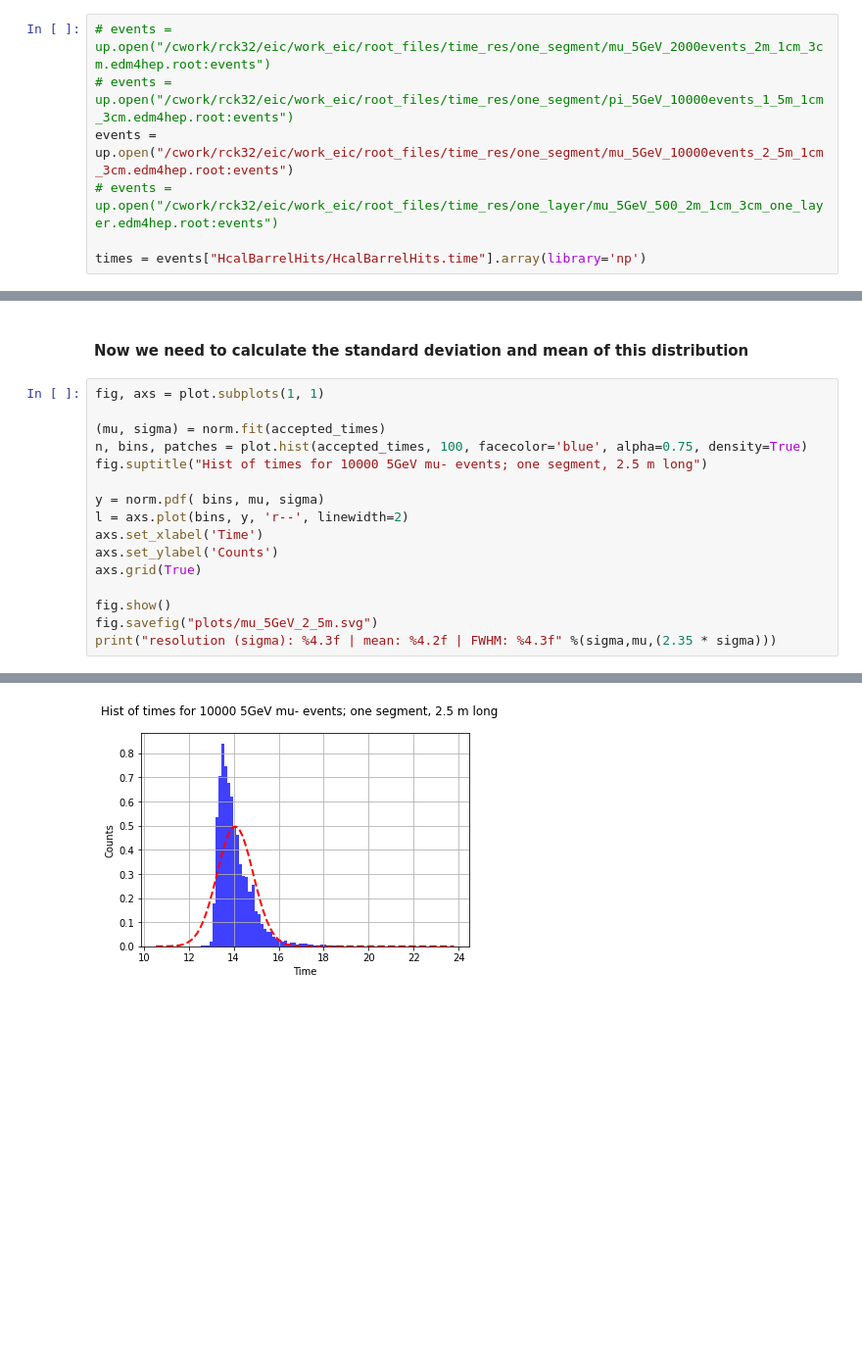
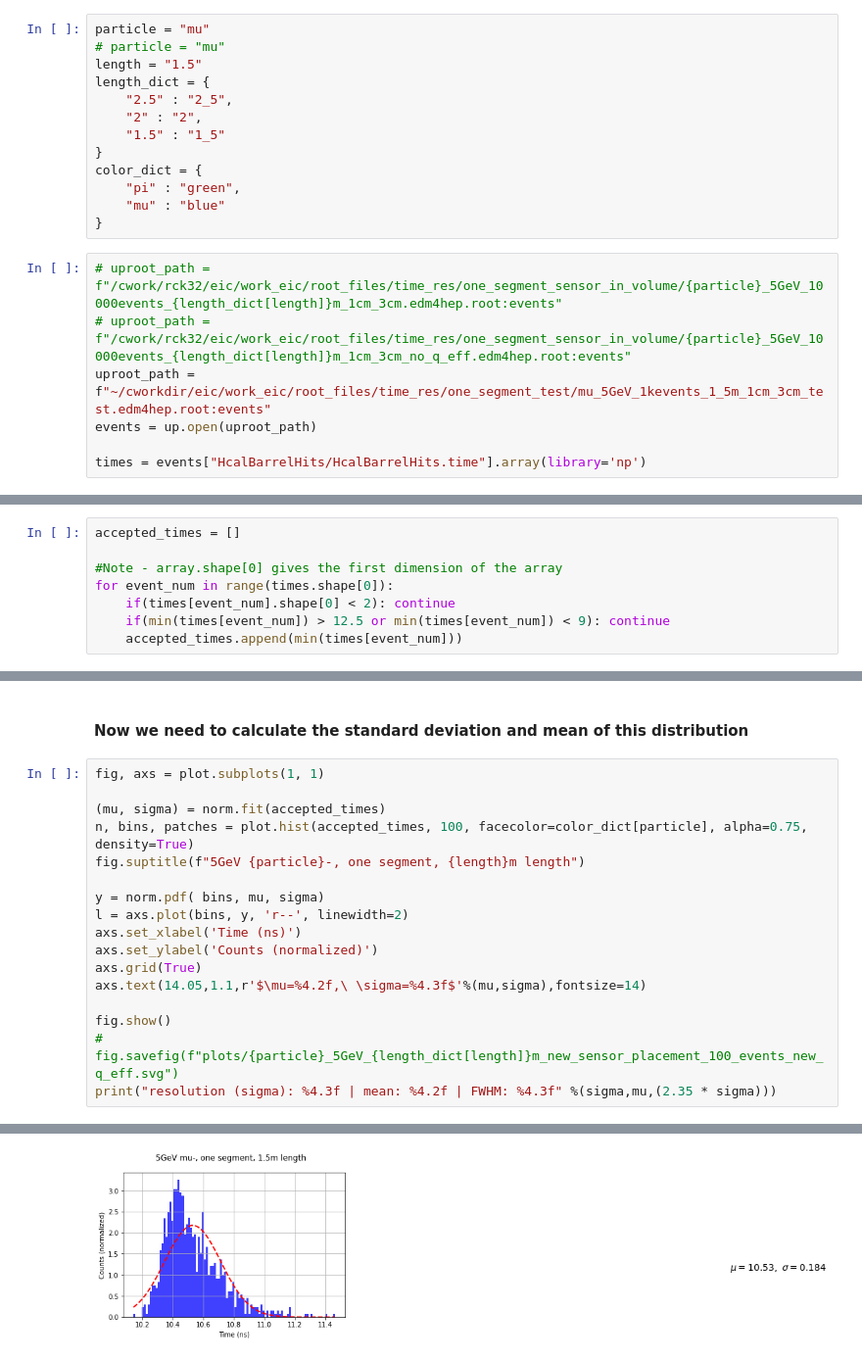
Before and after one commit to RowanKell/work_eic, a Jupyter notebook: macros/time_res/time_resolution.ipynb, the cells around one changed output, grey strips where cells are left out. Shown: that part at 98% size. Cells and saved outputs as stored; diff of their text form; blank space fills up the shorter version.

```diff
--- a/macros/time_res/time_resolution.ipynb
+++ b/macros/time_res/time_resolution.ipynb
@@ -8,11 +8,24 @@ from scipy.stats import norm
 import pylandau
 # %% [markdown]
 #### First, open the root file with uproot and save the times to a Numpy Array
+# %%
+particle = "mu"
+# particle = "mu"
+length = "1.5"
+length_dict = {
+    "2.5" : "2_5",
+    "2" : "2",
+    "1.5" : "1_5"
+}
+color_dict = {
+    "pi" : "green",
+    "mu" : "blue"
+}
 # %%
-# events = up.open("/cwork/rck32/eic/work_eic/root_files/time_res/one_segment/mu_5GeV_2000events_2m_1cm_3cm.edm4hep.root:events")
-# events = up.open("/cwork/rck32/eic/work_eic/root_files/time_res/one_segment/pi_5GeV_10000events_1_5m_1cm_3cm.edm4hep.root:events")
-events = up.open("/cwork/rck32/eic/work_eic/root_files/time_res/one_segment/mu_5GeV_10000events_2_5m_1cm_3cm.edm4hep.root:events")
-# events = up.open("/cwork/rck32/eic/work_eic/root_files/time_res/one_layer/mu_5GeV_500_2m_1cm_3cm_one_layer.edm4hep.root:events")
+# uproot_path = f"/cwork/rck32/eic/work_eic/root_files/time_res/one_segment_sensor_in_volume/{particle}_5GeV_10000events_{length_dict[length]}m_1cm_3cm.edm4hep.root:events"
+# uproot_path = f"/cwork/rck32/eic/work_eic/root_files/time_res/one_segment_sensor_in_volume/{particle}_5GeV_10000events_{length_dict[length]}m_1cm_3cm_no_q_eff.edm4hep.root:events"
+uproot_path = f"~/cworkdir/eic/work_eic/root_files/time_res/one_segment_test/mu_5GeV_1kevents_1_5m_1cm_3cm_test.edm4hep.root:events"
+events = up.open(uproot_path)
 
 times = events["HcalBarrelHits/HcalBarrelHits.time"].array(library='np')
 # %% [markdown]
@@ -28,3 +37,11 @@ for event_num in range(times.shape[0]):
+# %%
+accepted_times = []
+
+#Note - array.shape[0] gives the first dimension of the array
+for event_num in range(times.shape[0]):
+    if(times[event_num].shape[0] < 2): continue
+    if(min(times[event_num]) > 12.5 or min(times[event_num]) < 9): continue
+    accepted_times.append(min(times[event_num]))
 # %% [markdown]
 #### We can plot the times in a histogram to visualize the result
 # %% [markdown]
@@ -33,16 +50,17 @@ for event_num in range(times.shape[0]):
 fig, axs = plot.subplots(1, 1)
 
 (mu, sigma) = norm.fit(accepted_times)
-n, bins, patches = plot.hist(accepted_times, 100, facecolor='blue', alpha=0.75, density=True)
-fig.suptitle("Hist of times for 10000 5GeV mu- events; one segment, 2.5 m long")
+n, bins, patches = plot.hist(accepted_times, 100, facecolor=color_dict[particle], alpha=0.75, density=True)
+fig.suptitle(f"5GeV {particle}-, one segment, {length}m length")
 
 y = norm.pdf( bins, mu, sigma)
 l = axs.plot(bins, y, 'r--', linewidth=2)
-axs.set_xlabel('Time')
-axs.set_ylabel('Counts')
+axs.set_xlabel('Time (ns)')
+axs.set_ylabel('Counts (normalized)')
 axs.grid(True)
+axs.text(14.05,1.1,r'$\mu=%4.2f,\ \sigma=%4.3f$'%(mu,sigma),fontsize=14)
 
 fig.show()
-fig.savefig("plots/mu_5GeV_2_5m.svg")
+# fig.savefig(f"plots/{particle}_5GeV_{length_dict[length]}m_new_sensor_placement_100_events_new_q_eff.svg")
 print("resolution (sigma): %4.3f | mean: %4.2f | FWHM: %4.3f" %(sigma,mu,(2.35 * sigma)))
 # %% [output]
@@ -50,4 +68,4 @@ resolution (sigma): 0.803 | mean: 14.06 | FWHM: 1.886
-[figure, old version]
+[figure, new version]
 # %%
 counts = []
 counts_cut = []
```
Also changed, not shown: parts of 13 cells of this notebook, 50 other files.
